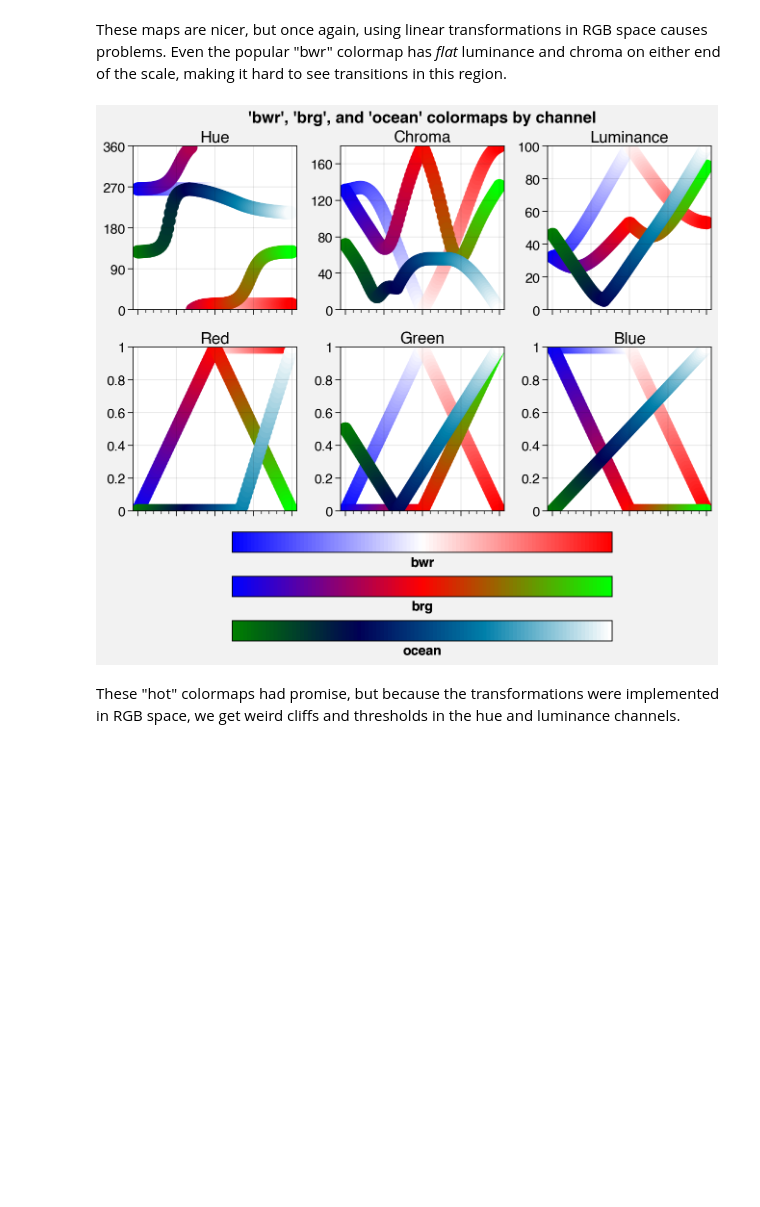
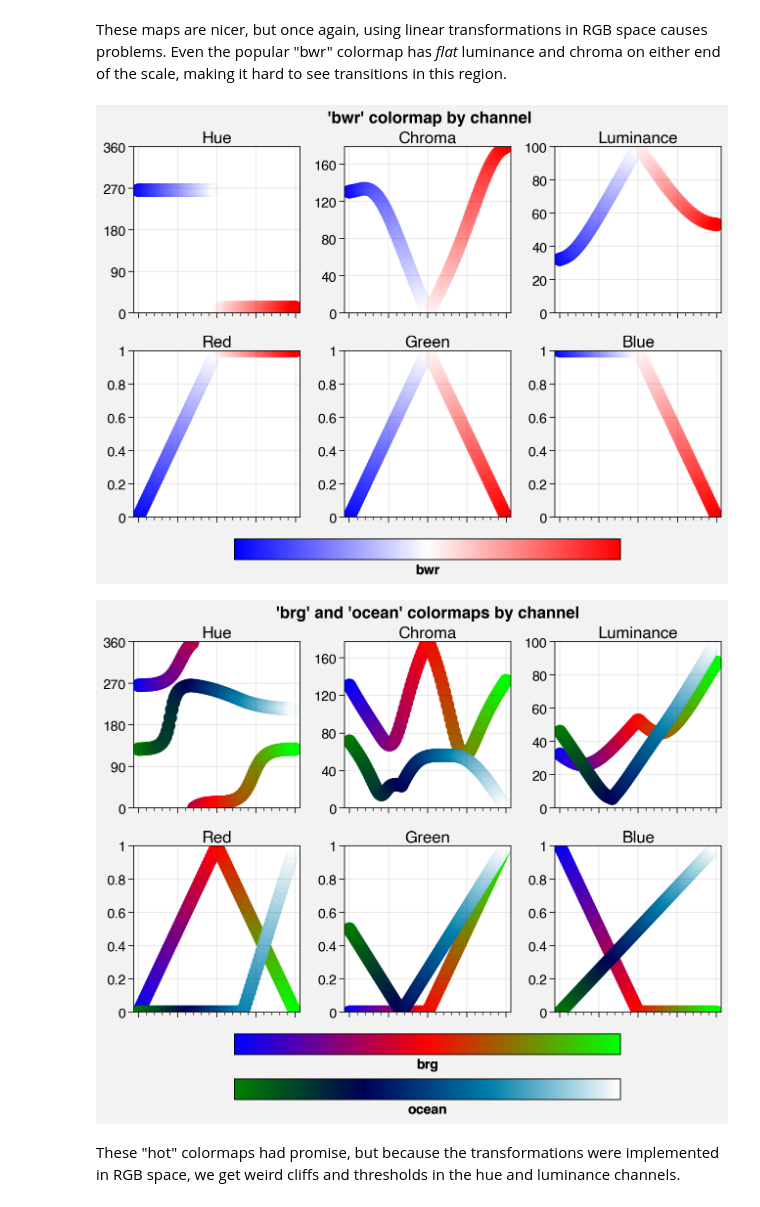
Before and after one commit to bradyrx/climate_in_color, a Jupyter notebook: notebooks/1_color_theory_review.ipynb, the cells around one changed output. Saved outputs shown, nothing was run; the diff lists cells and outputs as text; code cells hidden in the pictures; blank space fills up the shorter version.

```diff
--- a/notebooks/1_color_theory_review.ipynb
+++ b/notebooks/1_color_theory_review.ipynb
@@ -89,9 +91,11 @@ f = plot.show_channels('jet', 'hsv', rgb=True, saturation=False)
 These maps are nicer, but once again, using linear transformations in RGB space causes problems. Even the popular "bwr" colormap has *flat* luminance and chroma on either end of the scale, making it hard to see transitions in this region.
 # %%
 import proplot as plot
-f = plot.show_channels('bwr', 'brg', 'ocean', rgb=True, saturation=False)
+f = plot.show_channels('bwr', rgb=True, saturation=False)
+f = plot.show_channels('brg', 'ocean', rgb=True, saturation=False)
 # %% [output]
-[figure, old version]
+[figure, new version]
+[figure, added]
 # %% [markdown]
 These "hot" colormaps had promise, but because the transformations were implemented in RGB space, we get weird cliffs and thresholds in the hue and luminance channels.
 # %%
```
Also changed, not shown: parts of 2 cells of this notebook.
